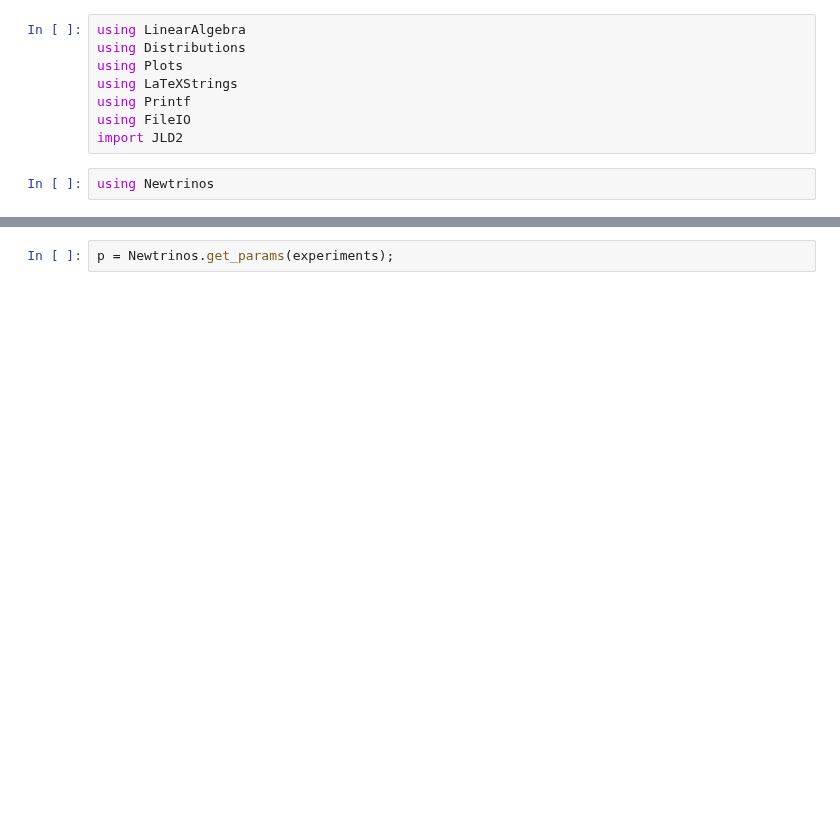
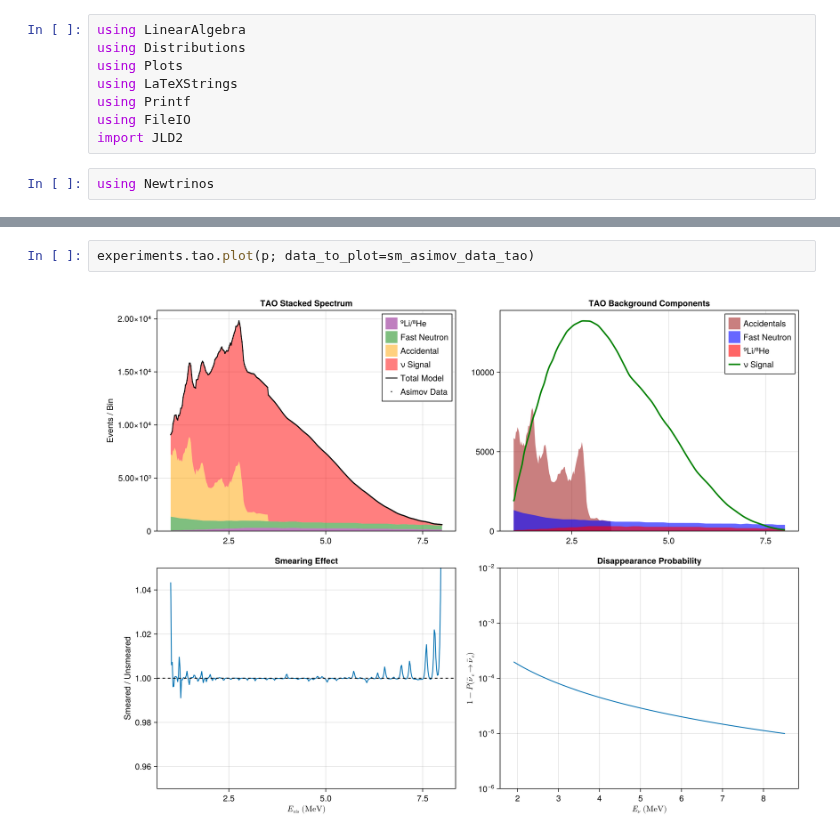
Before and after one commit to philippeller/Newtrinos.jl, a Jupyter notebook: notebooks/plots_junotao.ipynb, the cells around one changed output, grey strips where cells are left out. Saved outputs shown, nothing was run; the diff lists cells and outputs as text; blank space fills up the shorter version.

```diff
--- a/notebooks/plots_junotao.ipynb
+++ b/notebooks/plots_junotao.ipynb
@@ -35,2 +46,4 @@ lik = Newtrinos.generate_likelihood(experiments);
 # %%
-p = Newtrinos.get_params(experiments);
+experiments.tao.plot(p; data_to_plot=sm_asimov_data_tao)
+# %% [output]
+[figure, added]
```
Also changed, not shown: parts of 8 cells of this notebook, 3 other files.
